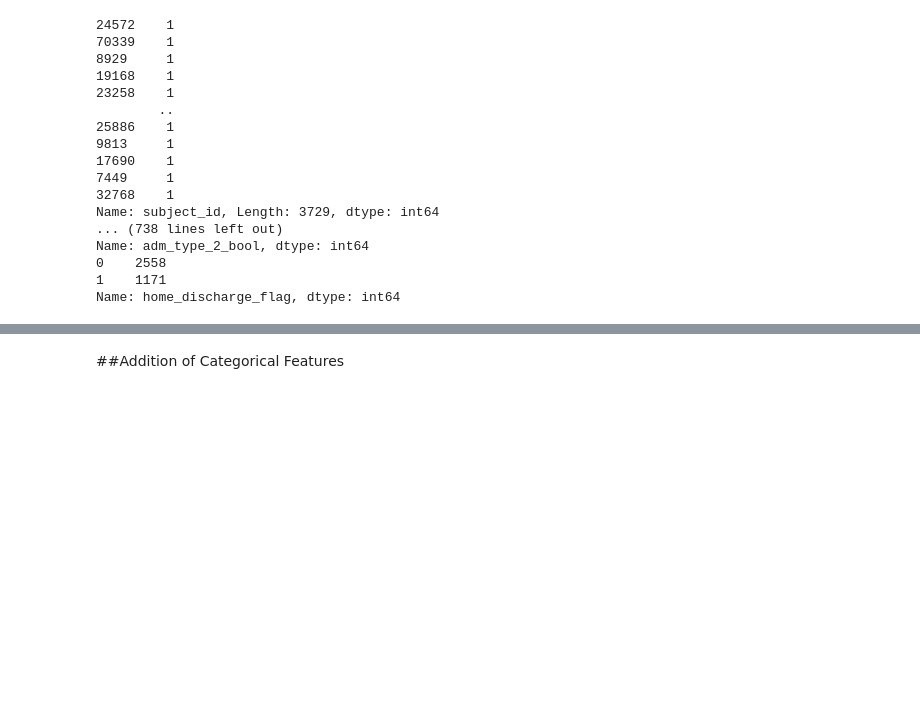
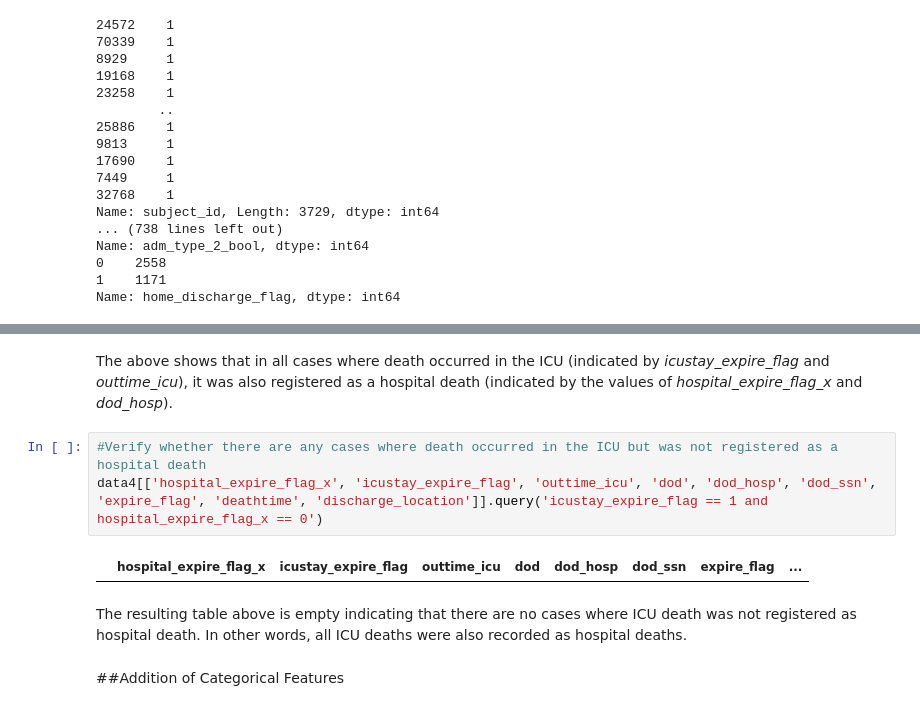
Before and after one commit to the-moose-machine/medical, a Jupyter notebook: WeekendStrokeMortality_accurate.ipynb, the cells around one changed output, grey strips where cells are left out. Drawn from its saved outputs; the diff is of its cells as text; blank space fills up the shorter version.

```diff
--- a/WeekendStrokeMortality_accurate.ipynb
+++ b/WeekendStrokeMortality_accurate.ipynb
@@ -410,3 +427,12 @@ Name: home_discharge_flag, dtype: int64
+# %% [markdown]
+The above shows that in all cases where death occurred in the ICU (indicated by *icustay_expire_flag* and *outtime_icu*), it was also registered as a hospital death (indicated by the values of *hospital_expire_flag_x* and *dod_hosp*).
+# %%
+#Verify whether there are any cases where death occurred in the ICU but was not registered as a hospital death
+data4[['hospital_expire_flag_x', 'icustay_expire_flag', 'outtime_icu', 'dod', 'dod_hosp', 'dod_ssn', 'expire_flag', 'deathtime', 'discharge_location']].query('icustay_expire_flag == 1 and hospital_expire_flag_x == 0')
+# %% [output]
+|  | hospital_expire_flag_x | icustay_expire_flag | outtime_icu | dod | dod_hosp | dod_ssn | expire_flag | ... |
+# %% [markdown]
+The resulting table above is empty indicating that there are no cases where ICU death was not registered as hospital death. In other words, all ICU deaths were also recorded as hospital deaths.
 # %% [markdown]
 ##Addition of Categorical Features
 # %%
```
Also changed, not shown: parts of 11 cells of this notebook.
